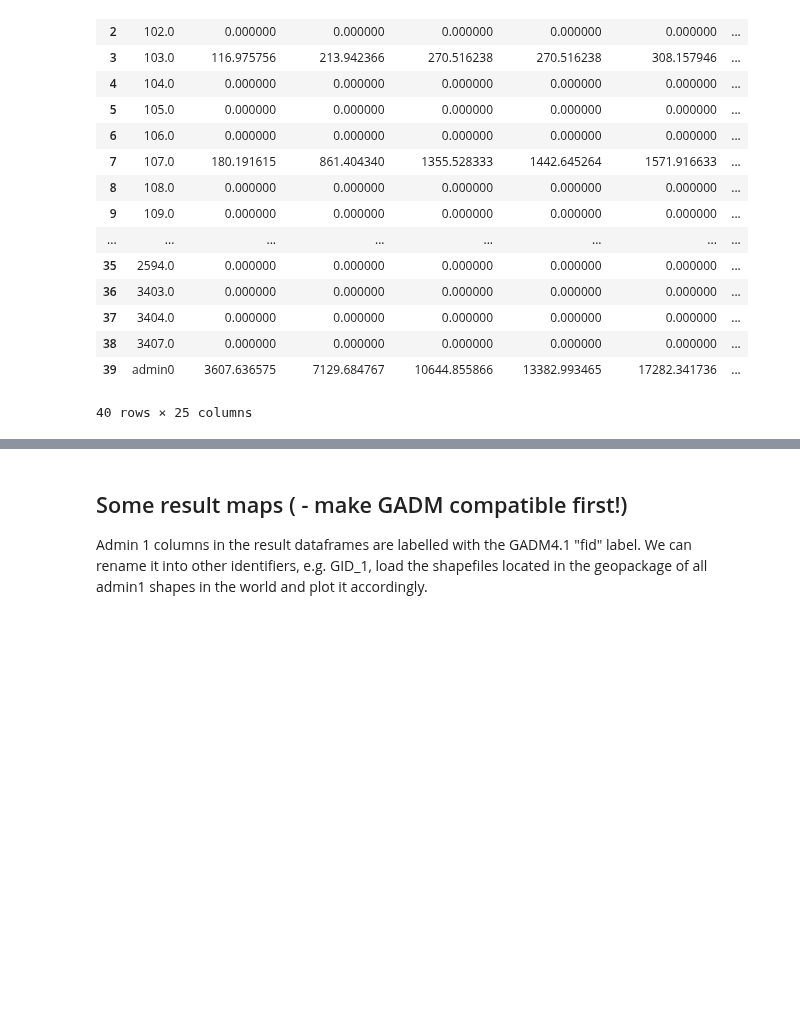
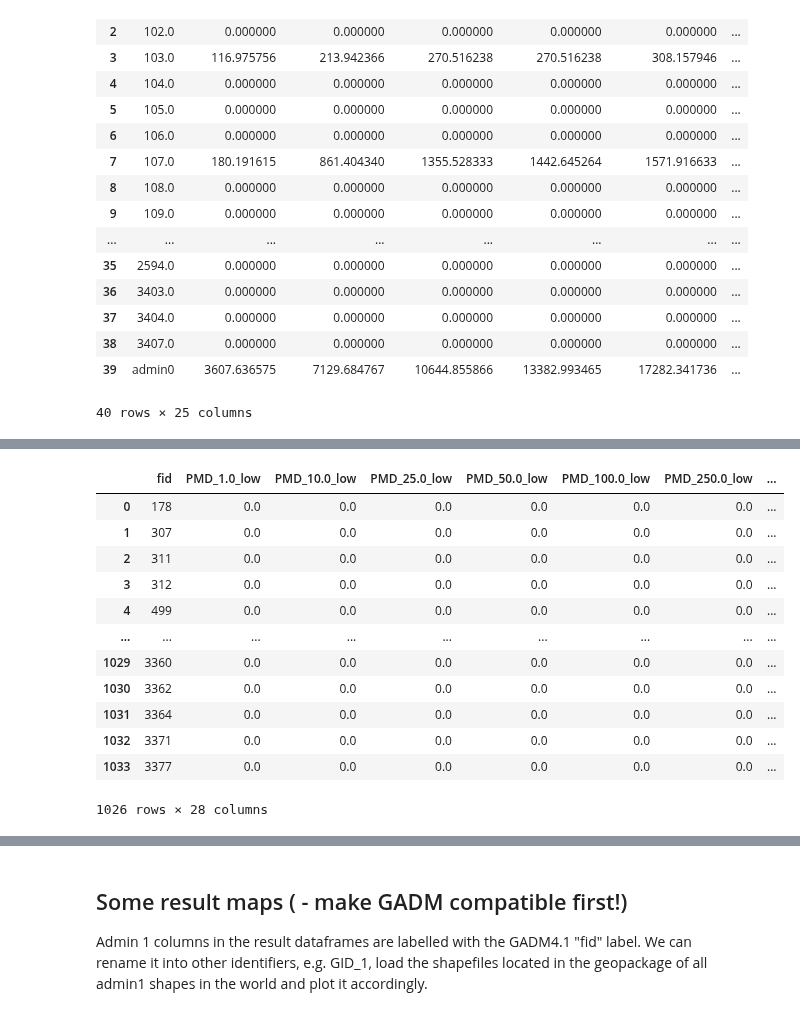
Before and after one commit to Evelyn-M/global-displacement-risk, a Jupyter notebook: doc/result_overview_CF.ipynb, the cells around one changed output, grey strips where cells are left out. Saved outputs shown, nothing was run; the diff lists cells and outputs as text; code cells hidden in the pictures; blank space fills up the shorter version.

Commit message:
global result stuff

```diff
--- a/doc/result_overview_CF.ipynb
+++ b/doc/result_overview_CF.ipynb
@@ -135,0 +249,27 @@ for rcp in rcps:
+# %%
+for col in df_rcps:
+    if 'imp_rp' in col:
+        df_rcps.rename({col:f'PMD{col[6:]}'}, axis=1, inplace=True)
+# %%
+df_admin1 = df_rcps[df_rcps.fid!=-999]
+# %%
+df_global = pd.read_csv('/Users/evelynm/Documents/UNU_IDMC/data/risk/global_numbers/displacement_risk_cf_global_admin1.csv')
+df_global.drop('Unnamed: 0', axis=1, inplace=True)
+# %%
+df_admin1 = df_admin1[df_global.columns]
+# %%
+df_admin1
+# %% [output]
+|  | fid | PMD_1.0_low | PMD_10.0_low | PMD_25.0_low | PMD_50.0_low | PMD_100.0_low | PMD_250.0_low | ... |
+| 0 | 178 | 0.0 | 0.0 | 0.0 | 0.0 | 0.0 | 0.0 | ... |
+| 1 | 307 | 0.0 | 0.0 | 0.0 | 0.0 | 0.0 | 0.0 | ... |
+| 2 | 311 | 0.0 | 0.0 | 0.0 | 0.0 | 0.0 | 0.0 | ... |
+| 3 | 312 | 0.0 | 0.0 | 0.0 | 0.0 | 0.0 | 0.0 | ... |
+| 4 | 499 | 0.0 | 0.0 | 0.0 | 0.0 | 0.0 | 0.0 | ... |
+| ... | ... | ... | ... | ... | ... | ... | ... | ... |
+| 1029 | 3360 | 0.0 | 0.0 | 0.0 | 0.0 | 0.0 | 0.0 | ... |
+| 1030 | 3362 | 0.0 | 0.0 | 0.0 | 0.0 | 0.0 | 0.0 | ... |
+| 1031 | 3364 | 0.0 | 0.0 | 0.0 | 0.0 | 0.0 | 0.0 | ... |
+| 1032 | 3371 | 0.0 | 0.0 | 0.0 | 0.0 | 0.0 | 0.0 | ... |
+| 1033 | 3377 | 0.0 | 0.0 | 0.0 | 0.0 | 0.0 | 0.0 | ... |
+1026 rows × 28 columns
```
Also changed, not shown: parts of 45 cells of this notebook.
